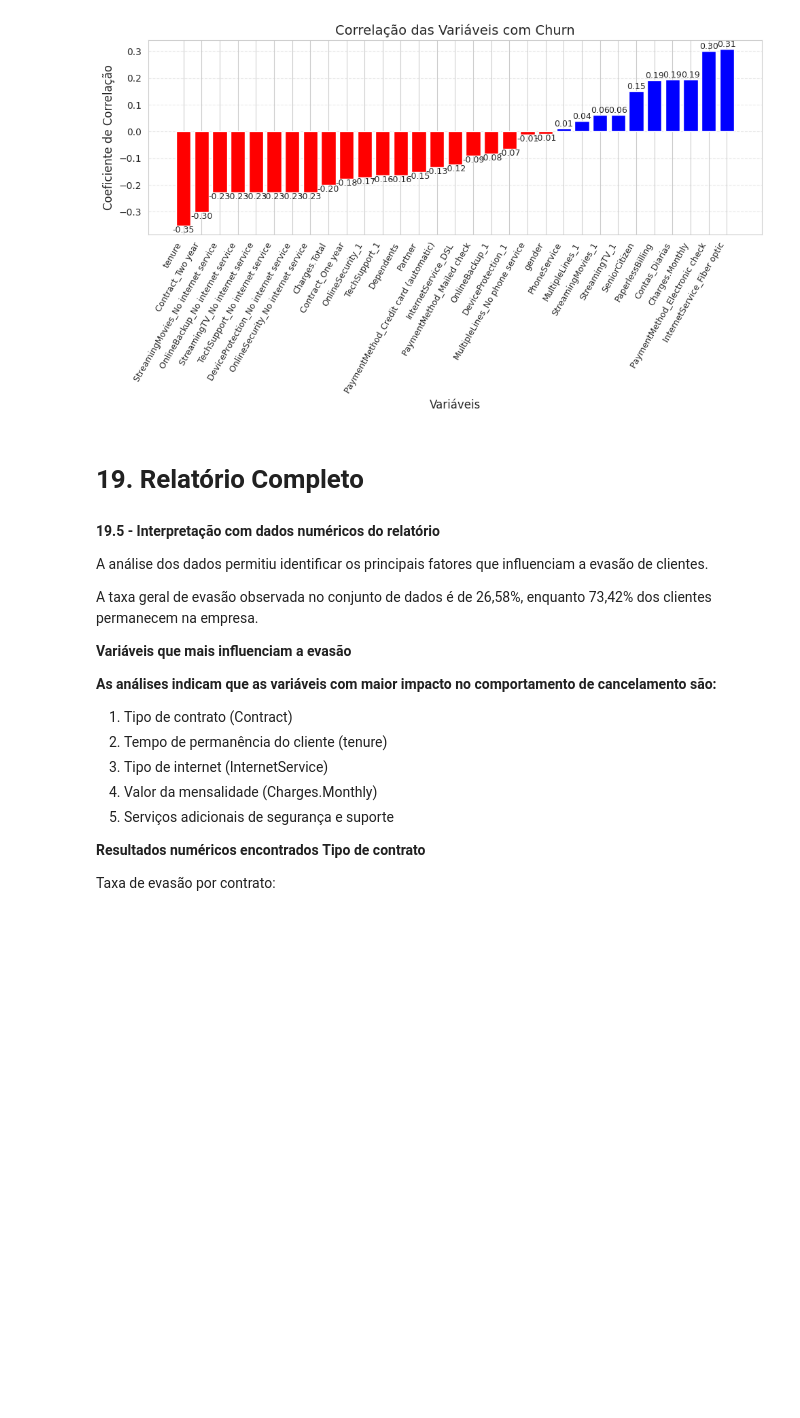
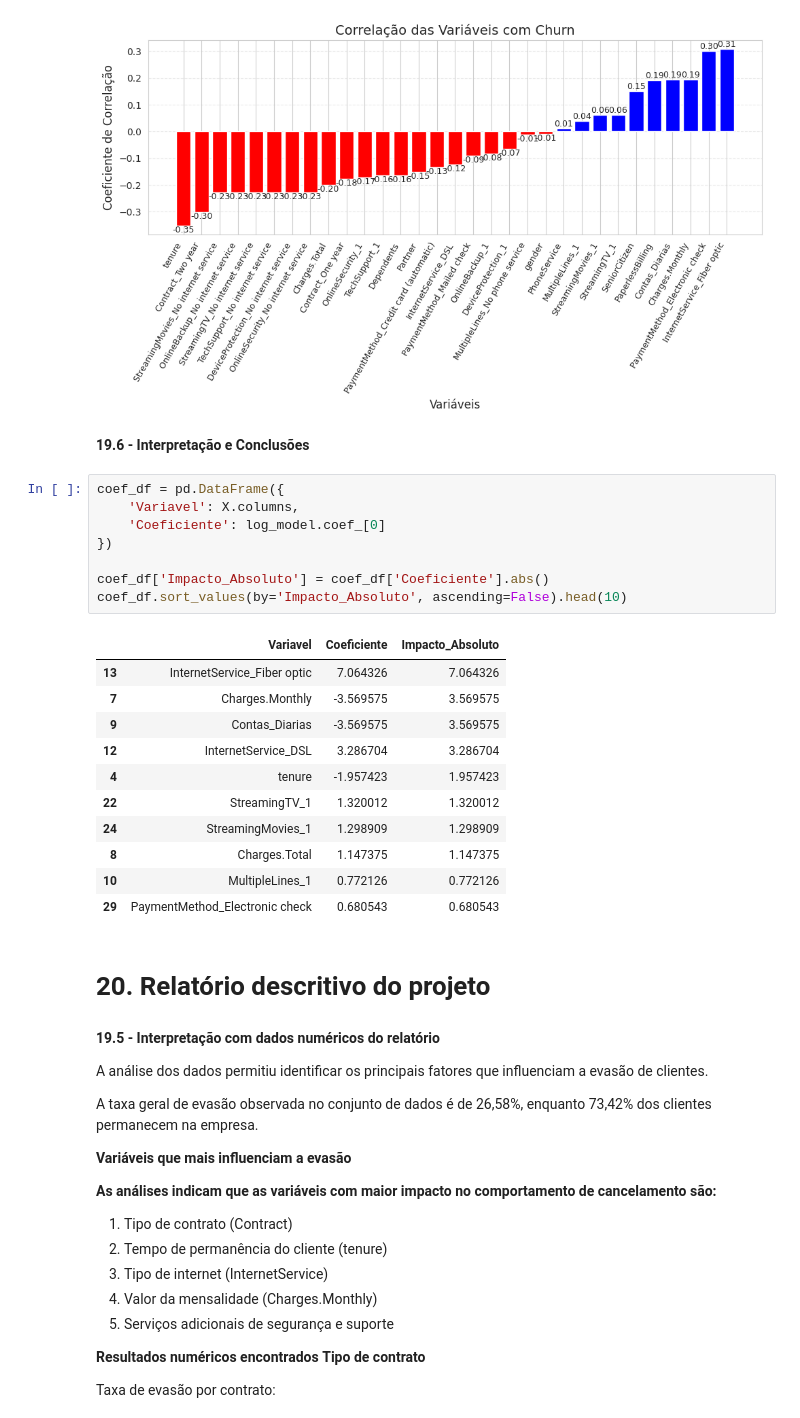
Before and after one commit to Lufsenna/3-fase---3-Desafio-Telecom-X-Parte-2-Previs-o-de-Churn-Machine-Learning-, a Jupyter notebook: 3ª_fase_3ª_Desafio_Telecom_X_–_Parte_2_Previsão_de_Churn_(Machine_Learning).ipynb, the cells around one changed output. Drawn from its saved outputs; the diff is of its cells as text; blank space fills up the shorter version.

```diff
--- a/3ª_fase_3ª_Desafio_Telecom_X_–_Parte_2_Previsão_de_Churn_(Machine_Learning).ipynb
+++ b/3ª_fase_3ª_Desafio_Telecom_X_–_Parte_2_Previsão_de_Churn_(Machine_Learning).ipynb
@@ -538,8 +538,30 @@ plt.tight_layout()
 plt.show()
 # %% [output]
 [figure]
-# %% [markdown]
-# **19. Relatório Completo**
+# %% [markdown]
+**19.6 - Interpretação e Conclusões**
+# %%
+coef_df = pd.DataFrame({
+    'Variavel': X.columns,
+    'Coeficiente': log_model.coef_[0]
+})
+
+coef_df['Impacto_Absoluto'] = coef_df['Coeficiente'].abs()
+coef_df.sort_values(by='Impacto_Absoluto', ascending=False).head(10)
+# %% [output]
+|  | Variavel | Coeficiente | Impacto_Absoluto |
+| 13 | InternetService_Fiber optic | 7.064326 | 7.064326 |
+| 7 | Charges.Monthly | -3.569575 | 3.569575 |
+| 9 | Contas_Diarias | -3.569575 | 3.569575 |
+| 12 | InternetService_DSL | 3.286704 | 3.286704 |
+| 4 | tenure | -1.957423 | 1.957423 |
+| 22 | StreamingTV_1 | 1.320012 | 1.320012 |
+| 24 | StreamingMovies_1 | 1.298909 | 1.298909 |
+| 8 | Charges.Total | 1.147375 | 1.147375 |
+| 10 | MultipleLines_1 | 0.772126 | 0.772126 |
+| 29 | PaymentMethod_Electronic check | 0.680543 | 0.680543 |
+# %% [markdown]
+# **20. Relatório descritivo do projeto**
 # %% [markdown]
 **19.5 - Interpretação com dados numéricos do relatório**
 
```
